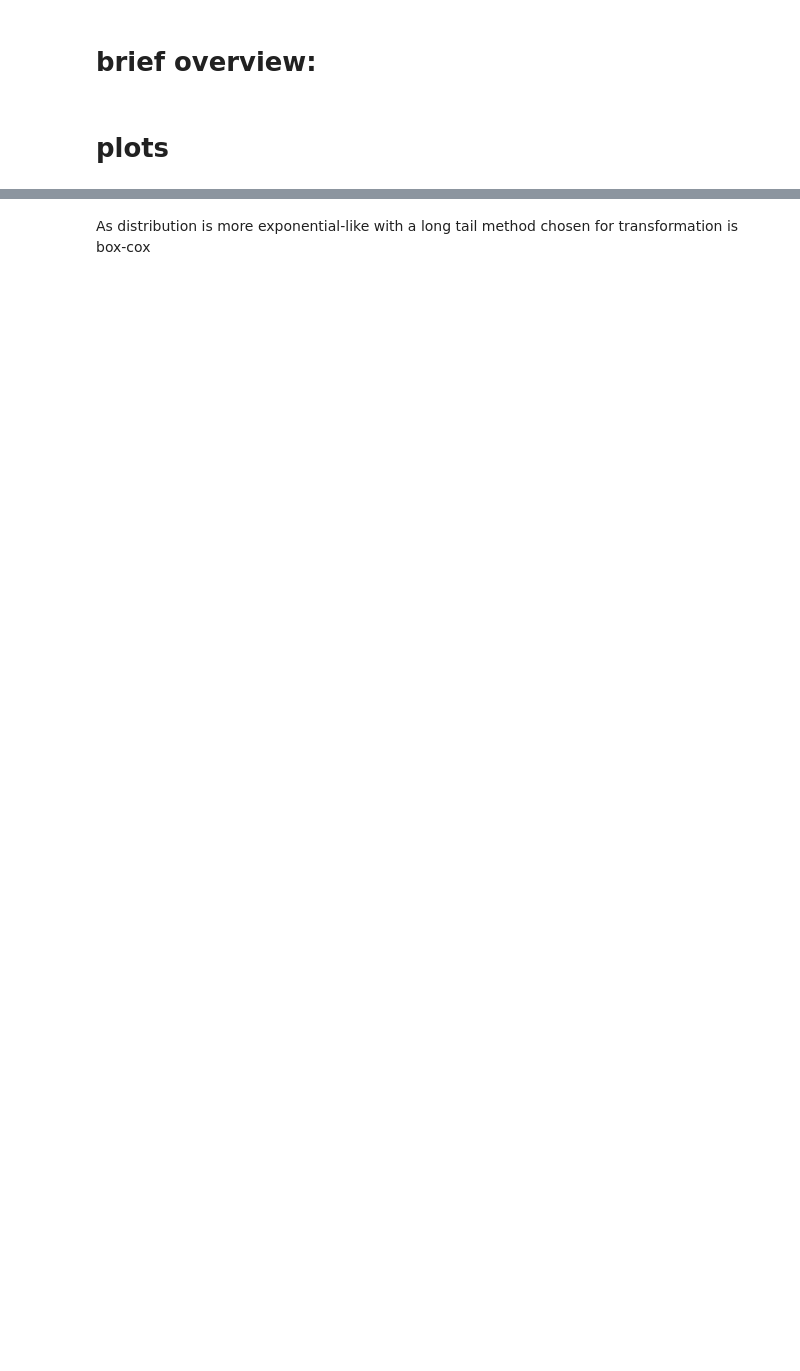
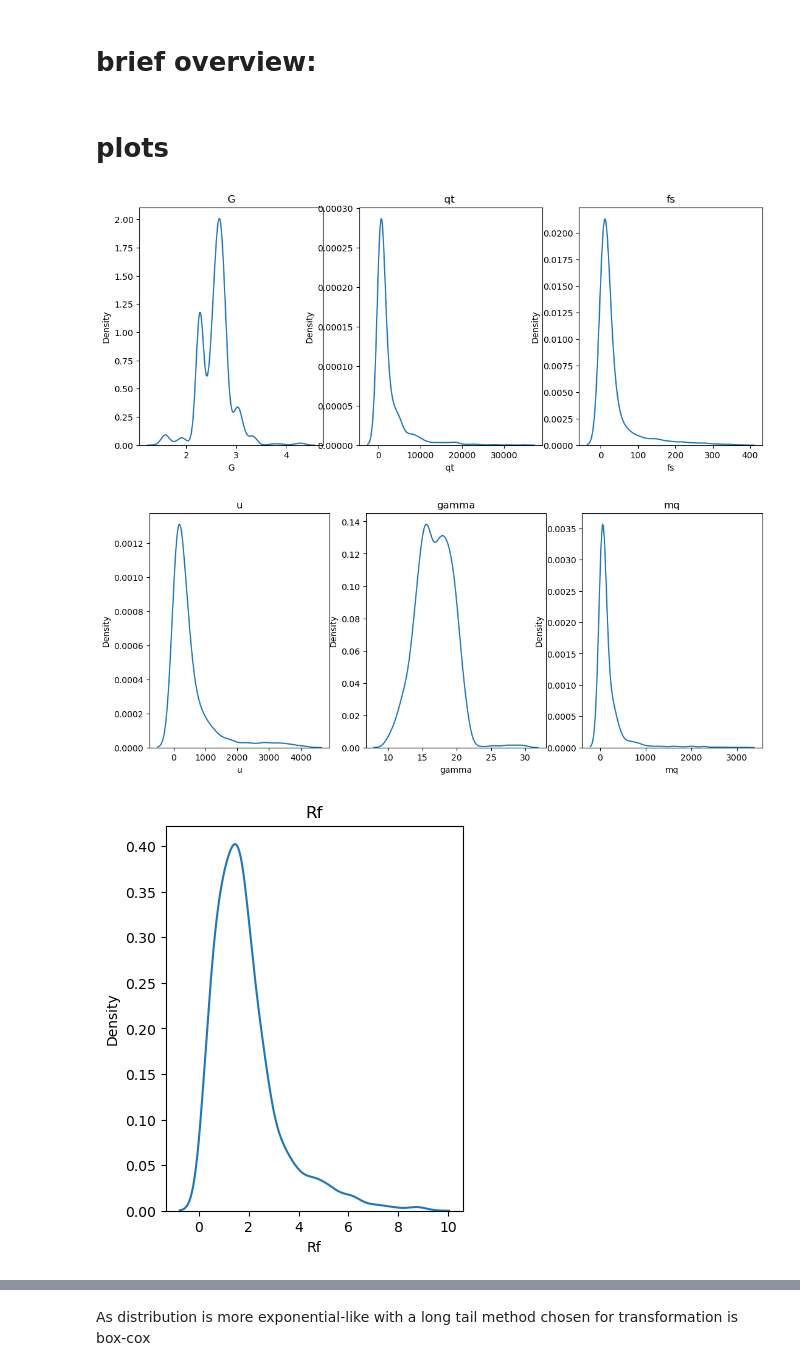
Before and after one commit to alberthuslordello/TCC, a Jupyter notebook: data_exploration.ipynb, the cells around one changed output, grey strips where cells are left out. Cells and saved outputs as stored; diff of their text form; code cells hidden in the pictures; blank space fills up the shorter version.

```diff
--- a/data_exploration.ipynb
+++ b/data_exploration.ipynb
@@ -37,11 +38,11 @@ from sklearn.model_selection import StratifiedKFold
 df = pd.read_csv("dataset.csv", sep=";", decimal=',')
 
 #to plot graphs used for exploratory data analysis
-mk_graphs = False
+mk_graphs = True
 
 # to save tables and graphs(images) to be used on the article
 save_tables = False
-save_images = False
+save_images = True
 saved_format = "png"
 # %% [markdown]
 # Fixing the data
@@ -142,26 +141,25 @@ for col in ('fs', 'u','Rf'):
     df.loc[df.loc[:,col] < 0, col] = 0
 # %%
 y=df["Soil"]
-X=df.drop(["Soil","mq"], axis = 1)
+X=df.drop(["Soil"], axis = 1)
 X_train, X_test, y_train, y_test = train_test_split(X, y,
                                                     test_size=0.2, random_state=0)
 # %% [markdown]
 ## Remove outliers
 # %%
 def return_clean_df(X_train, y_train):
+    """
+    limpa os dados e retorna
+    não altera a coluna gamma e g
+    das demais, retira os 2% maior e menor valores
+    """
     cols = [i for i in X_train.columns if i not in ('gamma', 'G')]
     aux = (X_train.loc[:,cols])
     Q1 = aux.quantile(q=0.02)
     Q2 = aux.quantile(q=0.99)
     condition = ((aux < Q1) | (aux > Q2))
-    print(condition.value_counts())
     X_train_clean = X_train.loc[~condition.any(axis=1)]
     y_train_clean = y_train.loc[~condition.any(axis=1)]
-
-    #print("X before:", X_train.shape, "\tX after:", X_train_clean.shape)
-    #print("y before:", y_train.shape, "\ty after:", y_train_clean.shape)
     return X_train_clean , y_train_clean
-
-                  ## no element removed
 # %%
 X_train_clean , y_train_clean = return_clean_df(X_train, y_train)
@@ -240,8 +269,11 @@ label_encoder, y_train_encoded, y_test_encoded = encode_y(y_train_clean, y_test)
 # %% [markdown]
 # plots
 # %%
-if mk_graphs:
-    print("density of elements vs value, for each column")
+def make_kde(x):
+    """
+    uses sns.kdeplot to show the distribution of observations for each variable
+    plots 3 columns in each line
+    """
     for i, col in enumerate(X_train_clean):
         if i%3==2:
             plt.subplot(133)
@@ -251,12 +283,16 @@ if mk_graphs:
             plt.figure(figsize=(13,5))
             plt.subplot(131)
         sns.kdeplot(X_train_clean[col])
-
         plt.title(col)
         if save_images:
             plt.savefig(fname=f"kde_plot{(i//3)}", dpi=100, format=saved_format)
-
-
     plt.show()
+# %%
+if mk_graphs:
+    make_kde(X_train_clean)
+# %% [output]
+[figure, added]
+[figure, added]
+[figure, added]
 # %%
 def plot_distribution(series):
```
Also changed, not shown: parts of 38 cells of this notebook.
